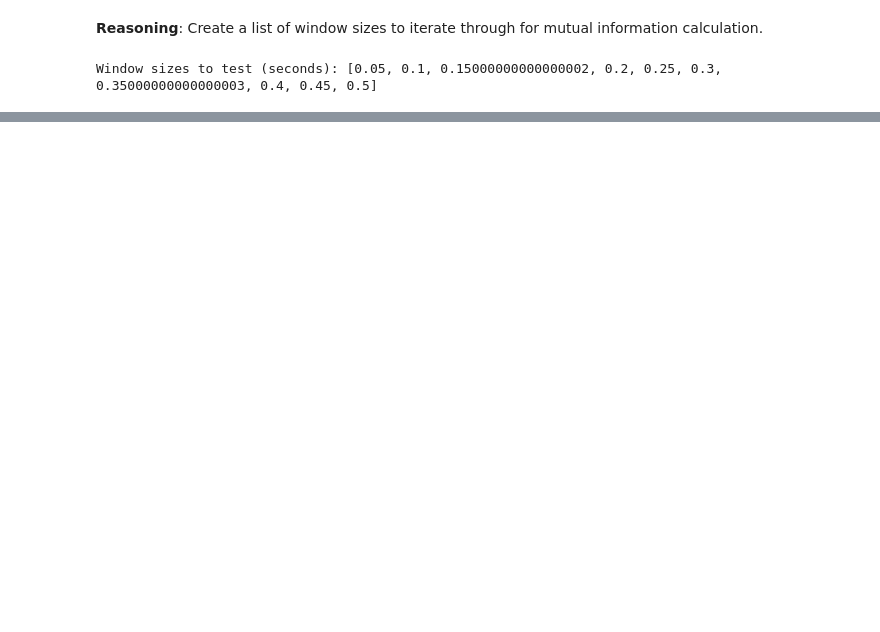
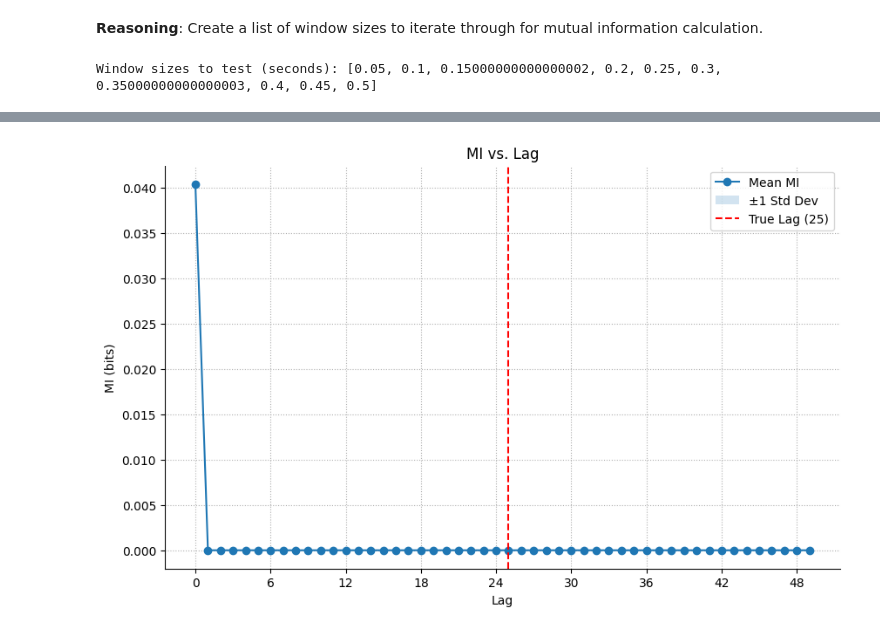
Before and after one commit to Simurgh818/mutual_information_analysis, a Jupyter notebook: NeuralMI_tutorial.ipynb, the cells around one changed output, grey strips where cells are left out. Drawn from its saved outputs; the diff is of its cells as text; code cells hidden in the pictures; blank space fills up the shorter version.

```diff
--- a/NeuralMI_tutorial.ipynb
+++ b/NeuralMI_tutorial.ipynb
@@ -614,0 +311,11 @@ plt.show()
+# %%
+results_linear_lag = nmi.run(
+    x_data=c3_tensor,
+    y_data=cp1_tensor,
+    mode='lag',
+    processor_type='continuous',
+    processor_params={'window_size': 1},
+    base_params=base_params,
+    lag_range=range(0, 50, 1),
+    n_workers=4,
+)
@@ -614,0 +333,8 @@ plt.show()
+# %%
+TRUE_LAG_LINEAR = 25
+ax = results_linear_lag.plot(show=False)
+ax.axvline(TRUE_LAG_LINEAR, color='r', linestyle='--', label=f'True Lag ({TRUE_LAG_LINEAR})')
+ax.legend()
+plt.show()
+# %% [output]
+[figure, added]
```
Also changed, not shown: parts of 41 cells of this notebook.
